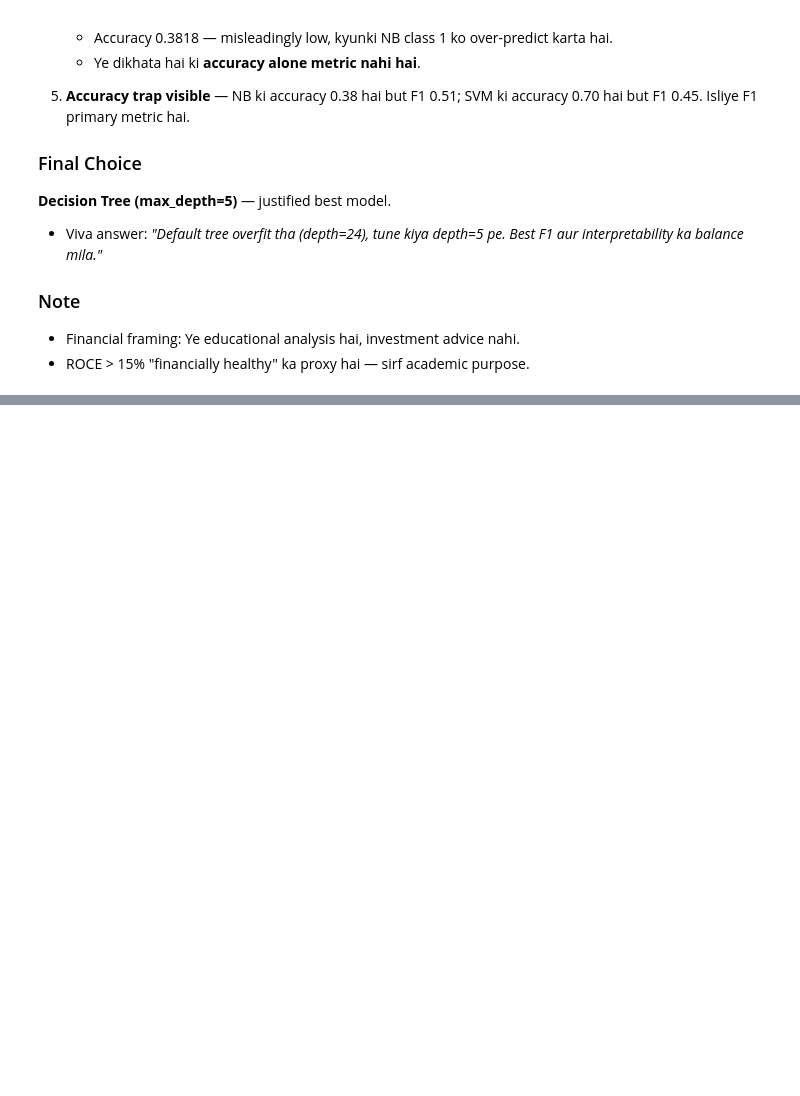
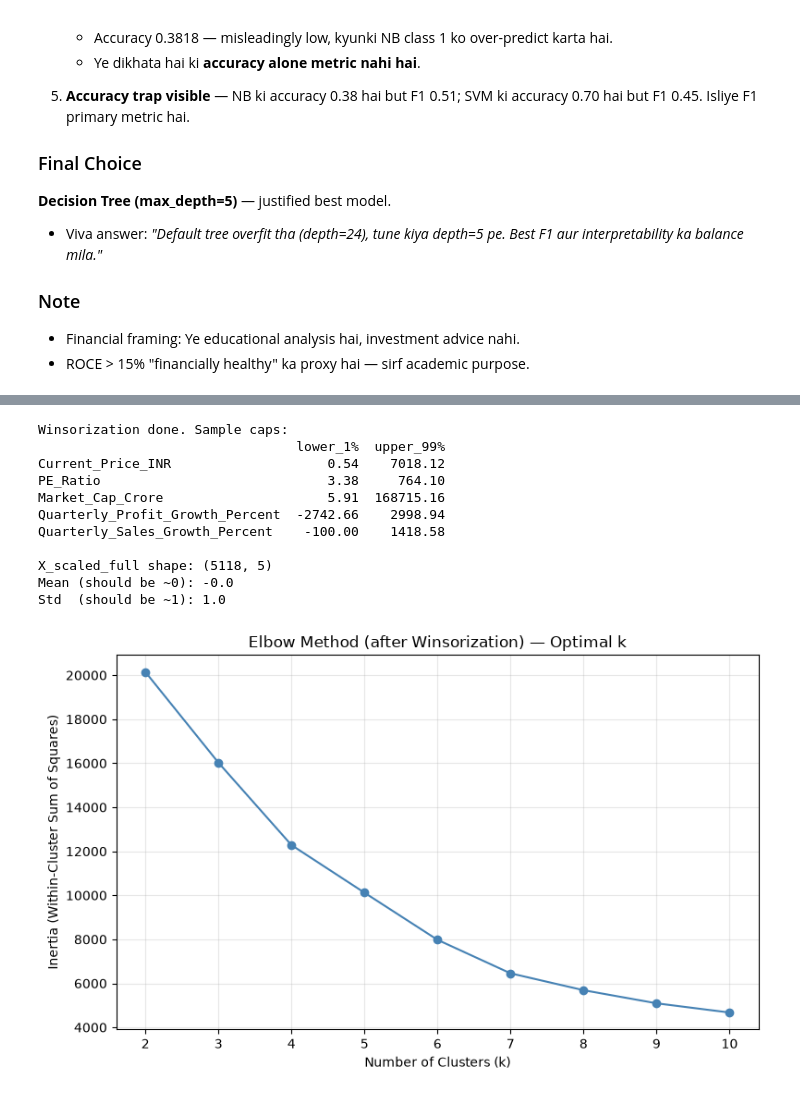
Before and after one commit to yogeshkaswan377-dev/Indian-Stock-Market-Analysis, a Jupyter notebook: notebooks/main_notebook.ipynb, the cells around one changed output, grey strips where cells are left out. Cells and saved outputs as stored; diff of their text form; code cells hidden in the pictures; blank space fills up the shorter version.

```diff
--- a/notebooks/main_notebook.ipynb
+++ b/notebooks/main_notebook.ipynb
@@ -1150,0 +1204,73 @@ Chart saved → ../visualizations/model_comparison.png
+# %%
+# Cell 26 (REVISION) — Phase 4: Winsorize + Rescale + Elbow + Silhouette
+
+from sklearn.preprocessing import StandardScaler
+from sklearn.cluster import KMeans
+from sklearn.metrics import silhouette_score
+import matplotlib.pyplot as plt
+
+# ---------- Step 1: Winsorize full X @ 1% / 99% ----------
+lower = X.quantile(0.01)
+upper = X.quantile(0.99)
+X_winsor = X.clip(lower=lower, upper=upper, axis=1)
+
+print("Winsorization done. Sample caps:")
+print(pd.DataFrame({'lower_1%': lower, 'upper_99%': upper}).round(2))
+
+# ---------- Step 2: Fresh StandardScaler on winsorized X ----------
+scaler_full = StandardScaler()
+X_scaled_full = scaler_full.fit_transform(X_winsor)
+
+print("\nX_scaled_full shape:", X_scaled_full.shape)
+print("Mean (should be ~0):", X_scaled_full.mean().round(4))
+print("Std  (should be ~1):", X_scaled_full.std().round(4))
+
+# ---------- Step 3: Elbow method (re-run on cleaned data) ----------
+inertia = []
+k_range = range(2, 11)
+for k in k_range:
+    km = KMeans(n_clusters=k, random_state=42, n_init=10)
+    km.fit(X_scaled_full)
+    inertia.append(km.inertia_)
+
+plt.figure(figsize=(8, 5))
+plt.plot(list(k_range), inertia, marker='o', linestyle='-', color='steelblue')
+plt.xlabel('Number of Clusters (k)')
+plt.ylabel('Inertia (Within-Cluster Sum of Squares)')
+plt.title('Elbow Method (after Winsorization) — Optimal k')
+plt.xticks(list(k_range))
+plt.grid(True, alpha=0.3)
+plt.tight_layout()
+plt.savefig('../visualizations/elbow_plot.png', dpi=100, bbox_inches='tight')
+plt.show()
+print("\nElbow plot saved: ../visualizations/elbow_plot.png")
+
+# ---------- Step 4: Silhouette scores (re-run) ----------
+print("\nSilhouette Scores (higher = better):")
+print("-" * 40)
+sil_scores = {}
+for k in range(2, 9):
+    km = KMeans(n_clusters=k, random_state=42, n_init=10)
+    labels_temp = km.fit_predict(X_scaled_full)
+    score = silhouette_score(X_scaled_full, labels_temp)
+    sil_scores[k] = score
+    print(f"k={k} → silhouette={score:.4f}")
+
+best_k_sil = max(sil_scores, key=sil_scores.get)
+print(f"\nBest k by silhouette: {best_k_sil}")
+
+# NOTE: Final KMeans fit abhi nahi kar rahe —
+# pehle elbow + silhouette dekh kar k lock karenge.
+# %% [output]
+Winsorization done. Sample caps:
+                                 lower_1%  upper_99%
+Current_Price_INR                    0.54    7018.12
+PE_Ratio                             3.38     764.10
+Market_Cap_Crore                     5.91  168715.16
+Quarterly_Profit_Growth_Percent  -2742.66    2998.94
+Quarterly_Sales_Growth_Percent    -100.00    1418.58
+
+X_scaled_full shape: (5118, 5)
+Mean (should be ~0): -0.0
+Std  (should be ~1): 1.0
+[figure, added]
```
Also changed, not shown: parts of 7 cells of this notebook, 6 other files.
